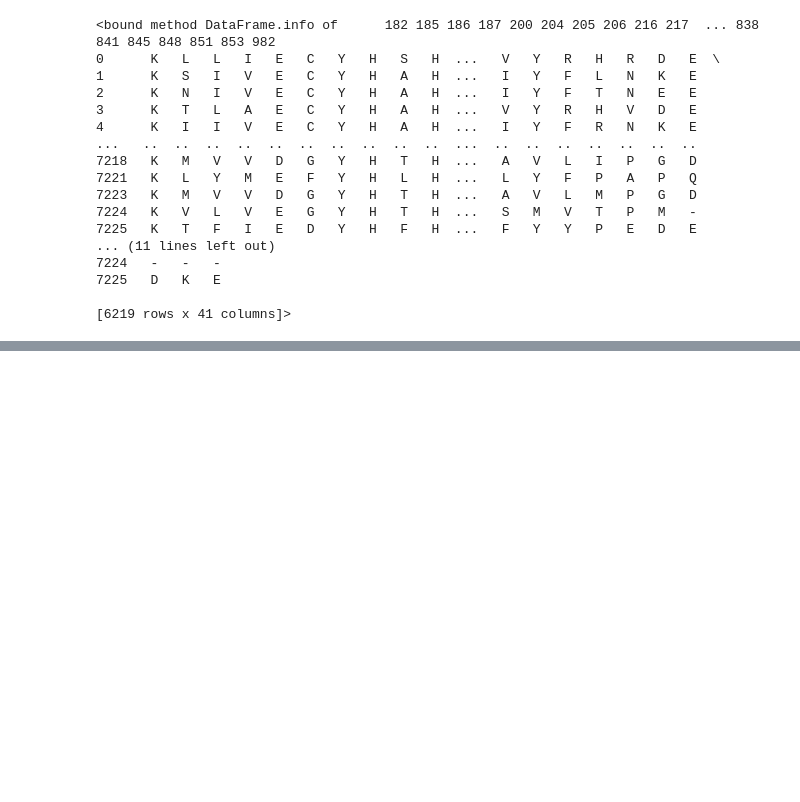
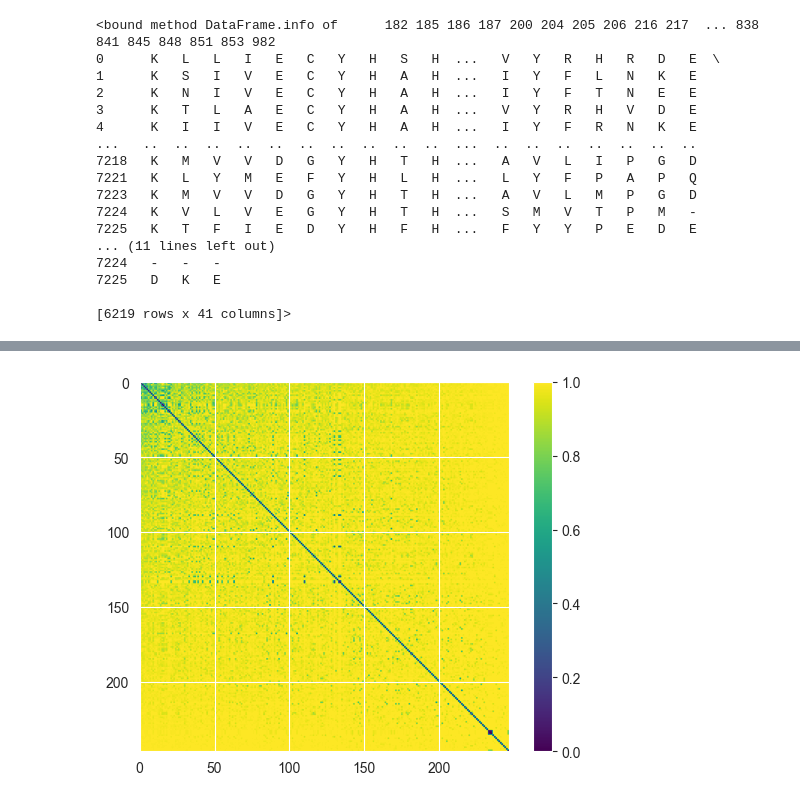
Before and after one commit to lcobiodata/msautils, a Jupyter notebook: examples/ring-hydroxylating_dioxygenase/test_method_1.ipynb, the cells around one changed output, grey strips where cells are left out. Cells and saved outputs as stored; diff of their text form; code cells hidden in the pictures; blank space fills up the shorter version.

Commit message:
Add edges to graph, calculate dissimilarity matrix and perform OPTICS clustering

```diff
--- a/examples/ring-hydroxylating_dioxygenase/test_method_1.ipynb
+++ b/examples/ring-hydroxylating_dioxygenase/test_method_1.ipynb
@@ -545,0 +547,50 @@ Tyr987 987_Y
+# %%
+# Generate pairwise combinations
+pairwise_comparisons = list(combinations(G.nodes, 2))
+
+# Add edges to graph based on pairwise calculation of Jaccard's dissimilarity (1 - similarity)
+for u, v in pairwise_comparisons:
+    G.add_edge(
+        u,
+        v,
+        weight = float(
+            weights.iloc[
+                [
+                    i for i in list(
+                        set(
+                            G.nodes[u]['rows']
+                        ) ^ set(
+                            G.nodes[v]['rows']
+                        )
+                    ) if i < len(weights)
+                ]
+            ].sum()
+        ) / float(
+            weights.iloc[
+                [
+                    i for i in list(
+                    set(
+                        G.nodes[u]['rows']
+                    ) | set(
+                        G.nodes[v]['rows']
+                    )
+                ) if i < len(weights)
+                ]
+            ].sum()
+        ) if G.nodes[u]['col'] != G.nodes[v]['col'] else 1.
+    )
+
+# Generate distance matrix
+D = nx.to_numpy_array(G, nodelist=sorted(G.nodes(), key=lambda x: G.nodes[x]['p'], reverse=True))
+
+# Plot the distance matrix
+fig, ax = plt.subplots()
+im = ax.imshow(D, cmap='viridis')
+
+# Add a colorbar
+cbar = ax.figure.colorbar(im, ax=ax)
+
+# Show the plot
+plt.show()
+# %% [output]
+[figure, added]
```
Also changed, not shown: parts of 13 cells of this notebook, 1 other file.
